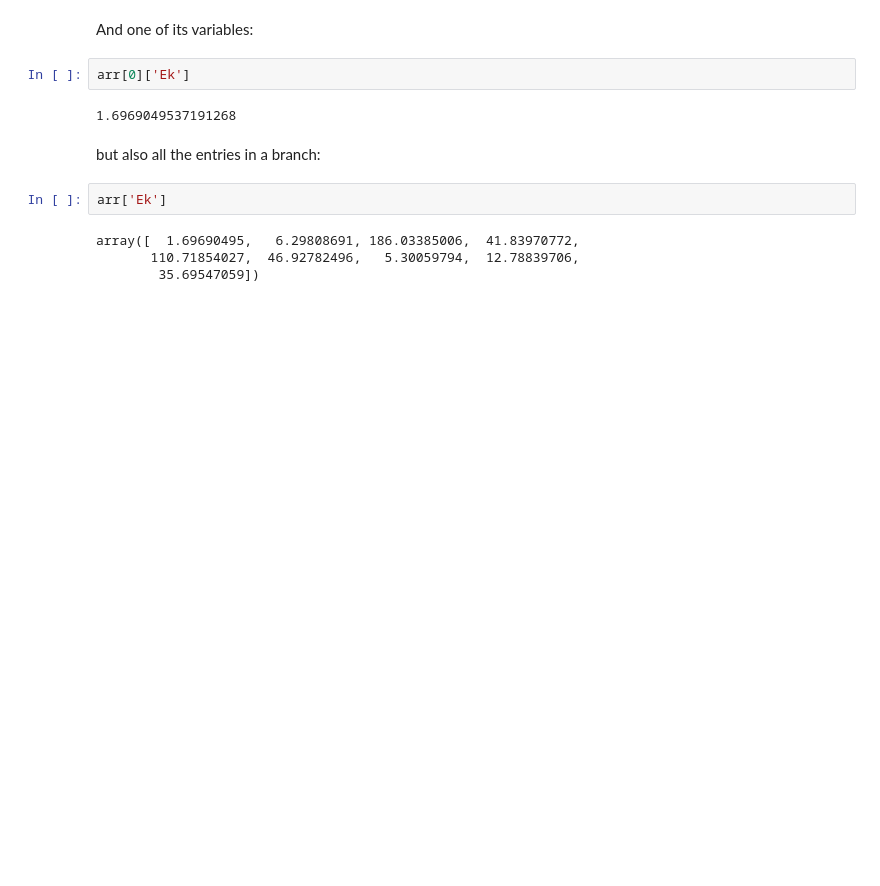
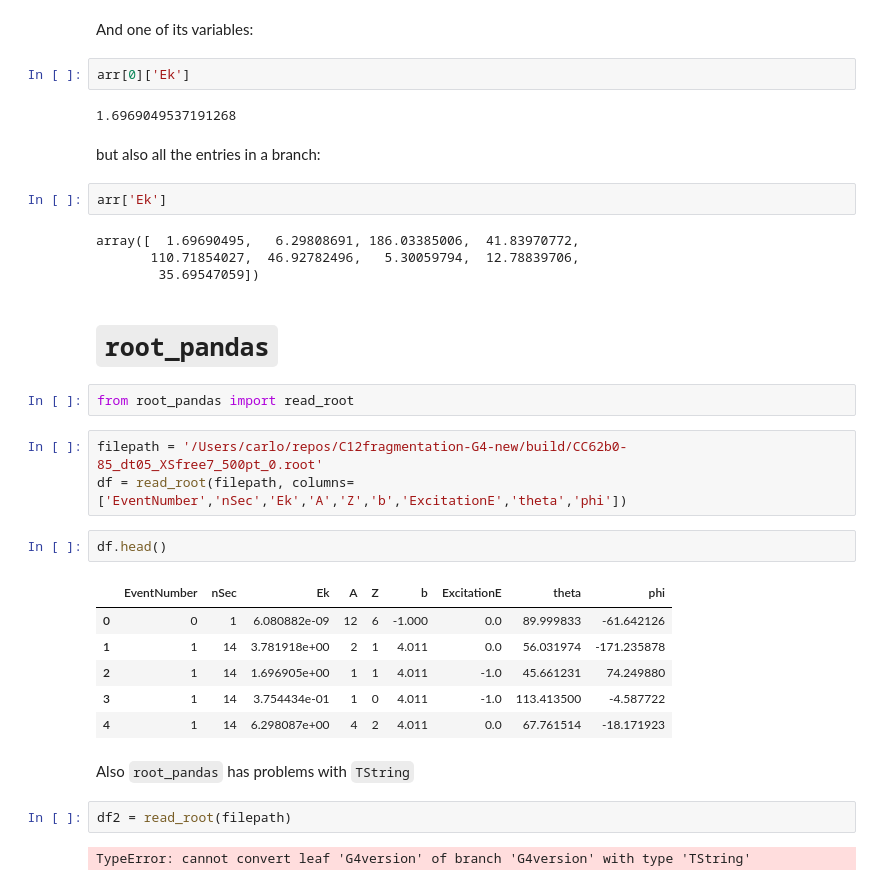
Before and after one commit to carlomt/pycourse, a Jupyter notebook: Slides/04-If_root_is_indispensable.ipynb, the cells around one changed output. Cells and saved outputs as stored; diff of their text form; blank space fills up the shorter version.

```diff
--- a/Slides/If_root_is_indispensable.ipynb
+++ b/Slides/04-If_root_is_indispensable.ipynb
@@ -154,3 +154,25 @@ arr['Ek']
 array([  1.69690495,   6.29808691, 186.03385006,  41.83970772,
        110.71854027,  46.92782496,   5.30059794,  12.78839706,
         35.69547059])
+# %% [markdown]
+# `root_pandas`
+# %%
+from root_pandas import read_root
+# %%
+filepath = '/Users/carlo/repos/C12fragmentation-G4-new/build/CC62b0-85_dt05_XSfree7_500pt_0.root'
+df = read_root(filepath, columns=['EventNumber','nSec','Ek','A','Z','b','ExcitationE','theta','phi'])
+# %%
+df.head()
+# %% [output]
+|  | EventNumber | nSec | Ek | A | Z | b | ExcitationE | theta | phi |
+| 0 | 0 | 1 | 6.080882e-09 | 12 | 6 | -1.000 | 0.0 | 89.999833 | -61.642126 |
+| 1 | 1 | 14 | 3.781918e+00 | 2 | 1 | 4.011 | 0.0 | 56.031974 | -171.235878 |
+| 2 | 1 | 14 | 1.696905e+00 | 1 | 1 | 4.011 | -1.0 | 45.661231 | 74.249880 |
+| 3 | 1 | 14 | 3.754434e-01 | 1 | 0 | 4.011 | -1.0 | 113.413500 | -4.587722 |
+| 4 | 1 | 14 | 6.298087e+00 | 4 | 2 | 4.011 | 0.0 | 67.761514 | -18.171923 |
+# %% [markdown]
+Also `root_pandas` has problems with `TString`
+# %%
+df2 = read_root(filepath)
+# %% [output]
+TypeError: cannot convert leaf 'G4version' of branch 'G4version' with type 'TString'
```
Also changed, not shown: 9 other files.
